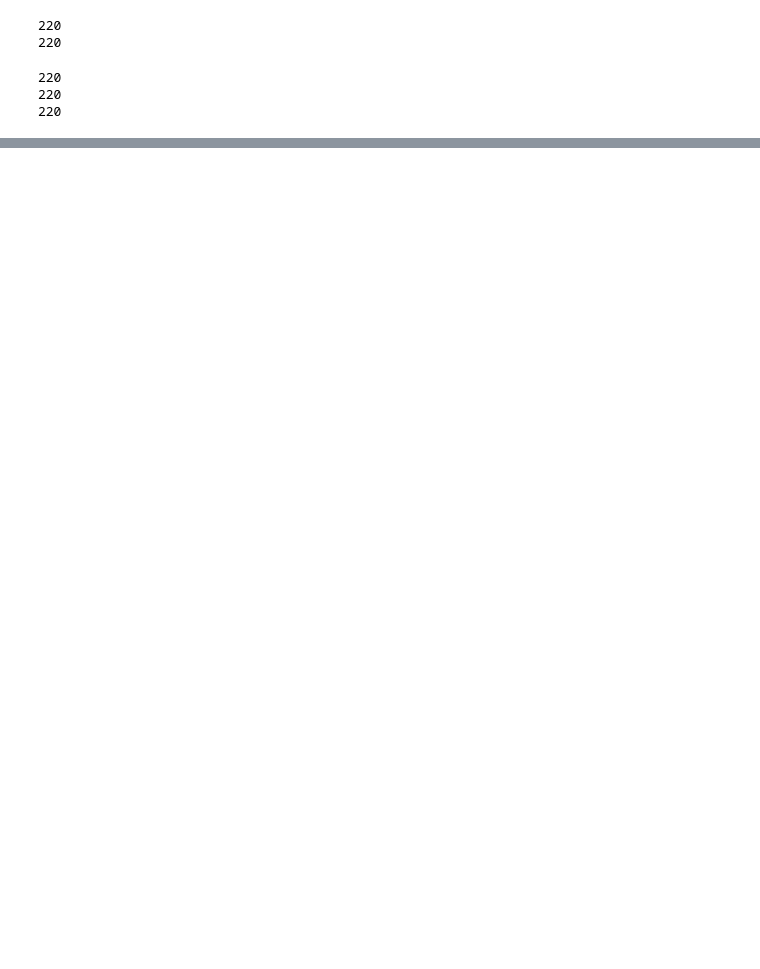
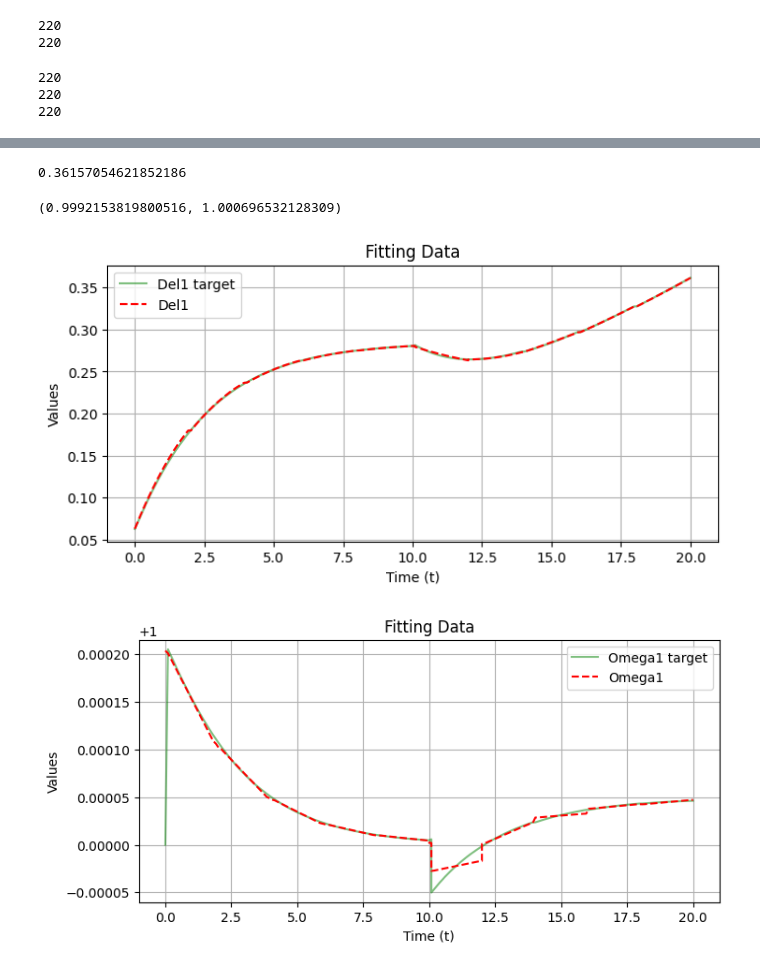
Before and after one commit to natanil-m/QML_PowerSystem, a Jupyter notebook: 3-machine copy/Combine/combine3.ipynb, the cells around one changed output, grey strips where cells are left out. Cells and saved outputs as stored; diff of their text form; code cells hidden in the pictures; blank space fills up the shorter version.

```diff
--- a/3-machine copy/Combine/combine3.ipynb
+++ b/3-machine copy/Combine/combine3.ipynb
@@ -246,0 +247,71 @@ plt.ylim([min(omega3_target_values)-0.0002, max(omega3_target_values)+0.0002])
+# %%
+# delta1_omega1
+plt.figure(figsize=(8, 8))
+plt.subplot(2, 1, 1)
+plt.plot(t_data, del1_target_values,'g', label='Del1 target', alpha=0.5)
+plt.plot(t_data, del1, 'r--', label='Del1')
+plt.xlabel('Time (t)')
+plt.ylabel('Values')
+plt.legend()
+plt.title('Fitting Data')
+plt.grid(True)
+print(del1_target_values[-1])
+
+
+plt.figure(figsize=(8, 8))
+plt.subplot(2, 1, 2)
+plt.plot(t_data, omega1_target_values,'g', label='Omega1 target', alpha=0.5)
+plt.plot(t_data, omega1, 'r--', label='Omega1')
+plt.xlabel('Time (t)')
+plt.ylabel('Values')
+plt.legend()
+plt.title('Fitting Data')
+plt.grid(True)
+plt.ylim([min(omega1_target_values)-0.00001, max(omega1_target_values)+0.00001])
+
+# delta2_omega2
+plt.figure(figsize=(8, 8))
+plt.subplot(2, 1, 1)
+plt.plot(t_data, del2_target_values,'g', label='Del2 target', alpha=0.5)
+plt.plot(t_data,del2, 'r--', label='Del2')
+plt.xlabel('Time (t)')
+plt.ylabel('Values')
+plt.legend()
+plt.title('Fitting Data')
+plt.grid(True)
+
+plt.subplot(2, 1, 2)
+plt.plot(t_data, omega2_target_values,'g', label='Omega2 target', alpha=0.5)
+plt.plot(t_data, omega2,'r--', linewidth=1, label='Omega2')
+plt.xlabel('Time (t)')
+plt.ylabel('Values')
+plt.legend()
+plt.title('Fitting Data')
+plt.grid(True)
+plt.ylim([min(omega2_target_values)-0.0001, max(omega2_target_values)+0.0001])
+
+# delta3_omega3
+plt.figure(figsize=(8, 8))
+plt.subplot(2, 1, 1)
+plt.plot(t_data, del3_target_values,'g',label='Del3 target', alpha=0.5)
+plt.plot(t_data, del3, 'r--', label='Del3')
+plt.xlabel('Time (t)')
+plt.ylabel('Values')
+plt.legend()
+plt.title('Fitting Data')
+plt.grid(True)
+
+plt.subplot(2, 1, 2)
+plt.plot(t_data, omega3_target_values,'g', label='Omega3 target', alpha=0.5)
+plt.plot(t_data, omega3, 'r--', label='Omega3')
+plt.xlabel('Time (t)')
+plt.ylabel('Values')
+plt.legend()
+plt.title('Fitting Data')
+plt.grid(True)
+plt.ylim([min(omega3_target_values)-0.0002, max(omega3_target_values)+0.0002])
+# %% [output]
+0.36157054621852186
+(0.9992153819800516, 1.000696532128309)
+[figure, added]
+[figure, added]
```
Also changed, not shown: parts of 2 cells of this notebook, 32 other files.
